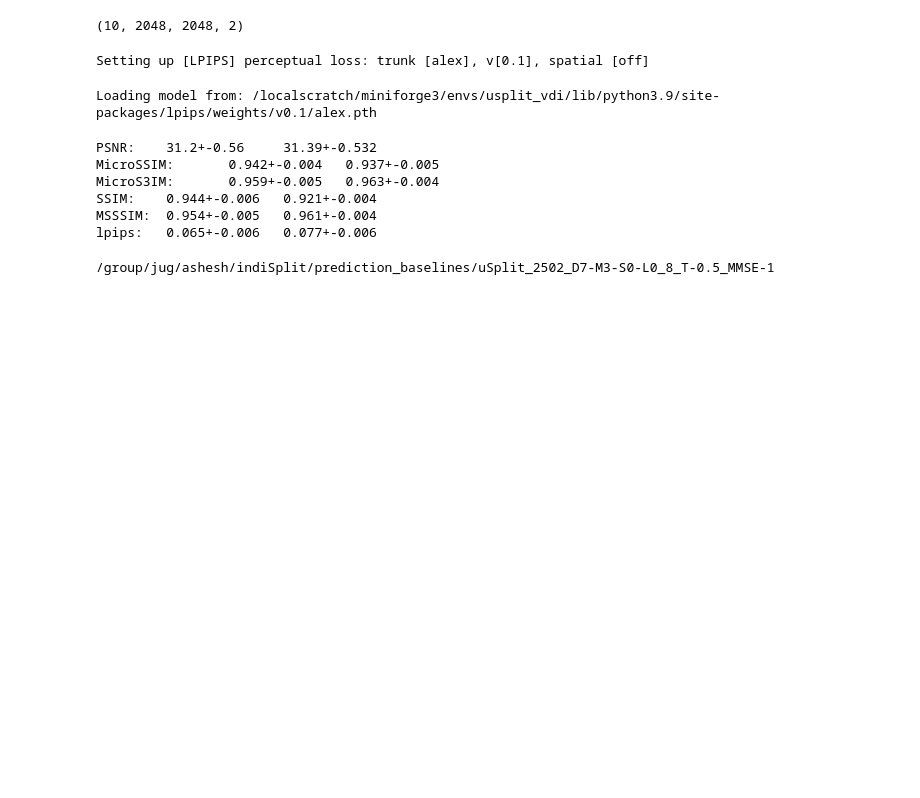
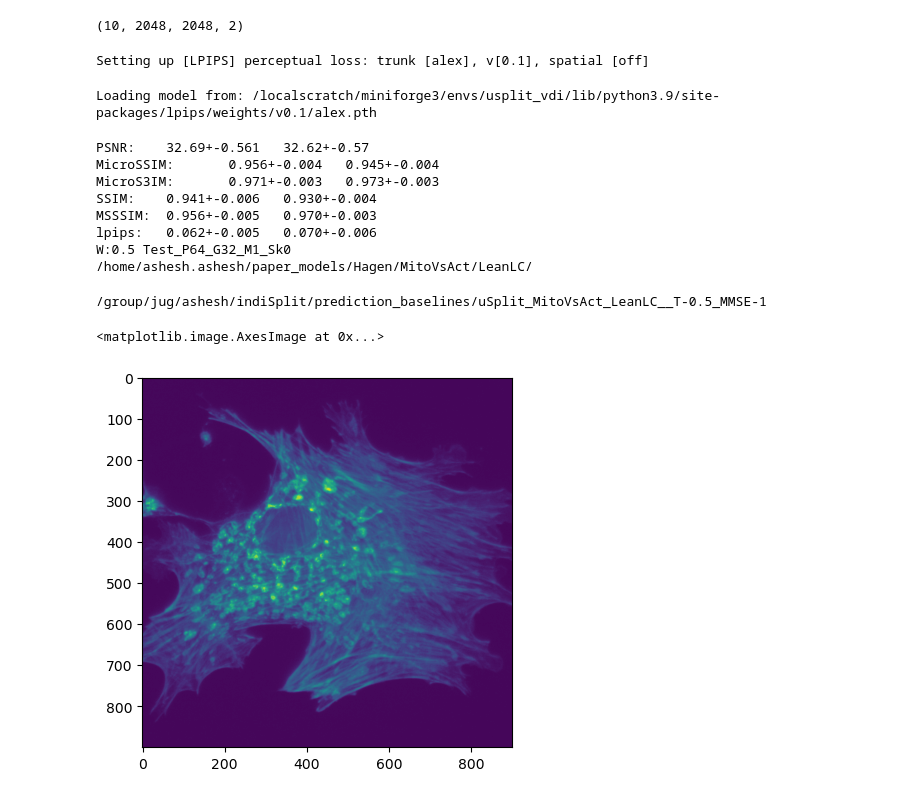
Before and after one commit to juglab/uSplit, a Jupyter notebook: examples/EvaluateWithDifferentMixingWeights.ipynb, the cells around one changed output. Drawn from its saved outputs; the diff is of its cells as text; code cells hidden in the pictures; blank space fills up the shorter version.

```diff
--- a/examples/EvaluateWithDifferentMixingWeights.ipynb
+++ b/examples/EvaluateWithDifferentMixingWeights.ipynb
@@ -48,13 +46,13 @@ KeyboardInterrupt:
 data_dir = '/group/jug/ashesh/data/ventura_gigascience/'
 # ckpt_dir = '/group/jug/ashesh/training/disentangle/2502/D7-M3-S0-L0/2'
 
-ckpt_dir = '/group/jug/ashesh/training/disentangle/2502/D7-M3-S0-L0/8'
+# ckpt_dir = '/group/jug/ashesh/training/disentangle/2502/D7-M3-S0-L0/8'
 # data_dir = '/group/jug/ashesh/data/diffsplit_HT_LIF/500ms/Ch_B-Ch_D-Ch_BD/'
-# ckpt_dir = "/home/ashesh.ashesh/paper_models/Hagen/MitoVsAct/LeanLC/"
+ckpt_dir = "/home/ashesh.ashesh/paper_models/Hagen/MitoVsAct/LeanLC/"
 # ckpt_dir = '/group/jug/ashesh/training_pre_eccv/disentangle/2211/D7-M3-S0-L0/1'
 # ckpt_dir = '/group/jug/ashesh/training/disentangle/2410/D7-M3-S0-L0/4'
 
-mmse_count = 10
+mmse_count = 1
 image_size_for_grid_centers = 32
 custom_image_size = 64
 
@@ -202,7 +200,7 @@ config.data.clip_percentile = 1
 from usplit.data_loader.multi_channel_determ_tiff_dloader import MultiChDeterministicTiffDloader
 from usplit.data_loader.lc_tiff_dloader import MultiScaleTiffDloader
 from usplit.core.data_split_type import DataSplitType
-from usplit.data_loader.patch_index_manager import GridAlignement
+from usplit.data_loader.patch_index_manager import TilingMode
 
 class TiffDloaderMixed(MultiChDeterministicTiffDloader):
     """
@@ -265,7 +263,7 @@ normalized_input = config.data.normalized_input
 use_one_mu_std = config.data.use_one_mu_std
 train_aug_rotate = config.data.train_aug_rotate
 enable_random_cropping = False
-grid_alignment = GridAlignement.Center
+grid_alignment = TilingMode.ShiftBoundary
 print(data_class)
 
 train_dset = data_class(
@@ -424,7 +422,7 @@ idx_list = np.where(logvar.squeeze() < -6)[0]
 if len(idx_list) > 0:
     plt.imshow(val_dset[idx_list[0]][1][1])
 # %%
-pred = stitch_predictions(pred_tiled,val_dset, smoothening_pixelcount=0)
+pred = stitch_predictions(pred_tiled,val_dset)
 # %%
 def print_ignored_pixels():
     ignored_pixels = 1
@@ -557,15 +555,19 @@ pred_unnormalized.shape
 # %%
 from usplit.core.metrics import compute_stats
 stats_dict = compute_stats(tar, pred_unnormalized)
+print(f'W:{MIXING_WEIGHT} {DataSplitType.name(eval_datasplit_type)}_P{custom_image_size}_G{image_size_for_grid_centers}_M{mmse_count}_Sk{ignore_last_pixels_count}')
+print(ckpt_dir)
 # %% [output]
 Setting up [LPIPS] perceptual loss: trunk [alex], v[0.1], spatial [off]
 Loading model from: /localscratch/miniforge3/envs/usplit_vdi/lib/python3.9/site-packages/lpips/weights/v0.1/alex.pth
-PSNR:    31.2+-0.56     31.39+-0.532
-MicroSSIM:       0.942+-0.004   0.937+-0.005
-MicroS3IM:       0.959+-0.005   0.963+-0.004
-SSIM:    0.944+-0.006   0.921+-0.004
-MSSSIM:  0.954+-0.005   0.961+-0.004
-lpips:   0.065+-0.006   0.077+-0.006
+PSNR:    32.69+-0.561   32.62+-0.57
+MicroSSIM:       0.956+-0.004   0.945+-0.004
+MicroS3IM:       0.971+-0.003   0.973+-0.003
+SSIM:    0.941+-0.006   0.930+-0.004
+MSSSIM:  0.956+-0.005   0.970+-0.003
+lpips:   0.062+-0.005   0.070+-0.006
+W:0.5 Test_P64_G32_M1_Sk0
+/home/ashesh.ashesh/paper_models/Hagen/MitoVsAct/LeanLC/
 # %%
 param_str = f"T-{MIXING_WEIGHT}_MMSE-{mmse_count}"
 ckpt_str = 'uSplit_' + '_'.join(ckpt_dir.split('/')[-3:])
@@ -573,7 +575,7 @@ result_dir = os.path.join('/group/jug/ashesh/indiSplit/', 'prediction_baselines'
 os.makedirs(result_dir, exist_ok=True)
 print(result_dir)
 # %% [output]
-/group/jug/ashesh/indiSplit/prediction_baselines/uSplit_2502_D7-M3-S0-L0_8_T-0.5_MMSE-1
+/group/jug/ashesh/indiSplit/prediction_baselines/uSplit_MitoVsAct_LeanLC__T-0.5_MMSE-1
 # %%
 from skimage.io import imread, imsave
 def save_tiff(path, data):
@@ -583,3 +585,8 @@ def save_tiff(path, data):
 save_tiff(os.path.join(result_dir,'pred.tif'), pred_unnormalized)
 # save_tiff(os.path.join(result_dir,'dim_pred.tif'), pred_dim_pred_stitched)
 # pred_bt_removed_stitched.shape, pred_bt_removed_stitched.shape
+# %%
+plt.imshow(tar1[0,1100:2000,900:1800] + tar2[0,1100:2000,900:1800])
+# %% [output]
+<matplotlib.image.AxesImage at 0x...>
+[figure, added]
```
Also changed, not shown: parts of 8 cells of this notebook, 12 other files.
